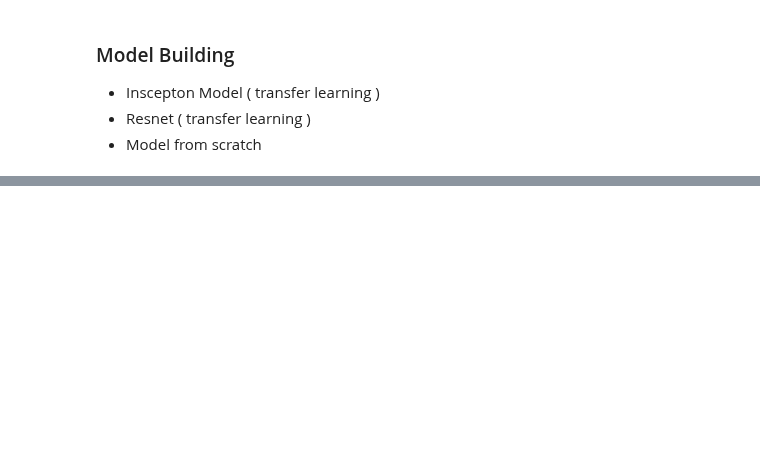
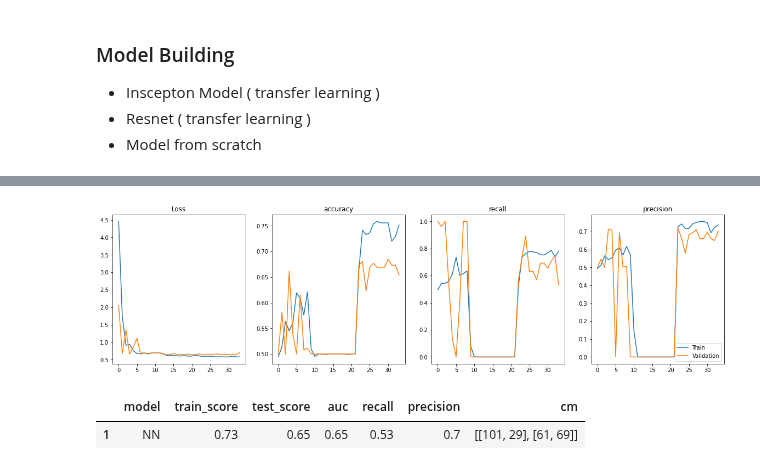
Before and after one commit to baalasangar/MLAI, a Jupyter notebook: 13_Capstone/Model_building_classification.ipynb, the cells around one changed output, grey strips where cells are left out. Cells and saved outputs as stored; diff of their text form; code cells hidden in the pictures; blank space fills up the shorter version.

```diff
--- a/13_Capstone/Model_building_classification.ipynb
+++ b/13_Capstone/Model_building_classification.ipynb
@@ -270,0 +456,48 @@ array([[0.25490196, 0.25490196, 0.25490196, ..., 0.4       , 0.43137255,
+# %%
+fig,ax = plt.subplots(nrows=1,ncols=4,figsize=(20, 5))
+ax[0].plot(fit_data.history['loss'],label="Train")
+ax[0].plot(fit_data.history['val_loss'],label="Validation")
+ax[0].set_title("Loss")
+
+ax[1].plot(fit_data.history['accuracy'],label="Train")
+ax[1].plot(fit_data.history['val_accuracy'],label="Validation")
+ax[1].set_title("accuracy")
+
+
+ax[2].plot(fit_data.history['recall'],label="Train")
+ax[2].plot(fit_data.history['val_recall'],label="Validation")
+ax[2].set_title("recall")
+
+ax[3].plot(fit_data.history['precision'],label="Train")
+ax[3].plot(fit_data.history['val_precision'],label="Validation")
+ax[3].set_title("precision")
+plt.legend()
+
+plt.show()
+# %% [output]
+[figure, added]
+# %%
+y_train_predict =  nn_model.predict(X_train)
+y_train_predict = [1 if i >= 0.5 else 0 for i in y_train_predict]
+
+
+y_predict = nn_model.predict(X_test)
+y_predict = [1 if i >= 0.5 else 0 for i in y_predict]
+
+model_name = "NN"
+
+metric = {
+    "model":model_name,
+    "train_score":round(accuracy_score(y_train,y_train_predict),2),
+    "test_score":round(accuracy_score(y_test,y_predict),2),
+    "auc":round(roc_auc_score(y_test,y_predict),2),
+    "recall":round(recall_score(y_test,y_predict),2),
+    "precision":round(precision_score(y_test,y_predict),2),
+    "cm":confusion_matrix(y_test,y_predict)
+    }
+
+metrics_data = metrics_data.append(metric,ignore_index = True)
+metrics_data[metrics_data["model"] == model_name]
+# %% [output]
+|  | model | train_score | test_score | auc | recall | precision | cm |
+| 1 | NN | 0.73 | 0.65 | 0.65 | 0.53 | 0.7 | [[101, 29], [61, 69]] |
```
Also changed, not shown: parts of 20 cells of this notebook.
